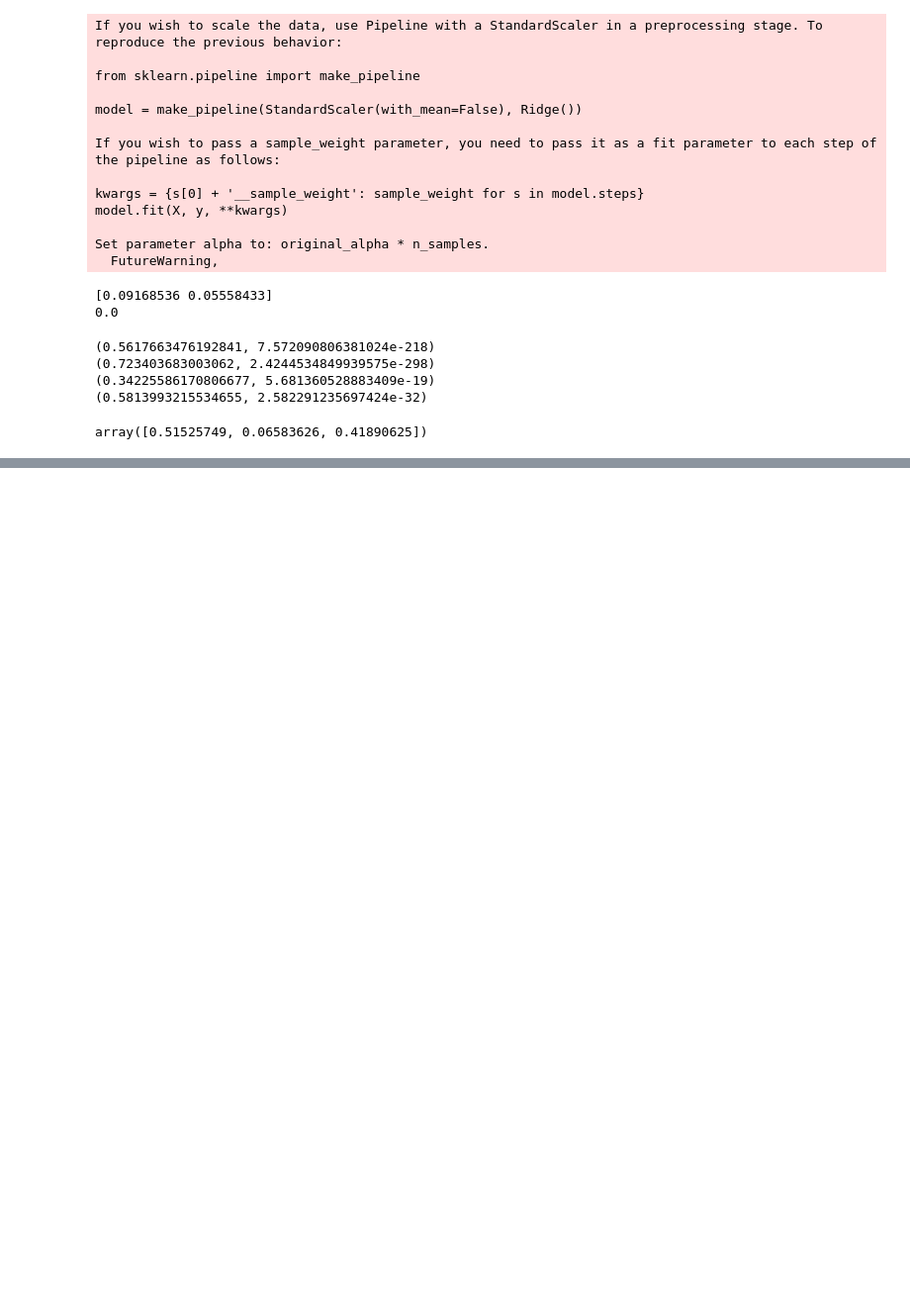
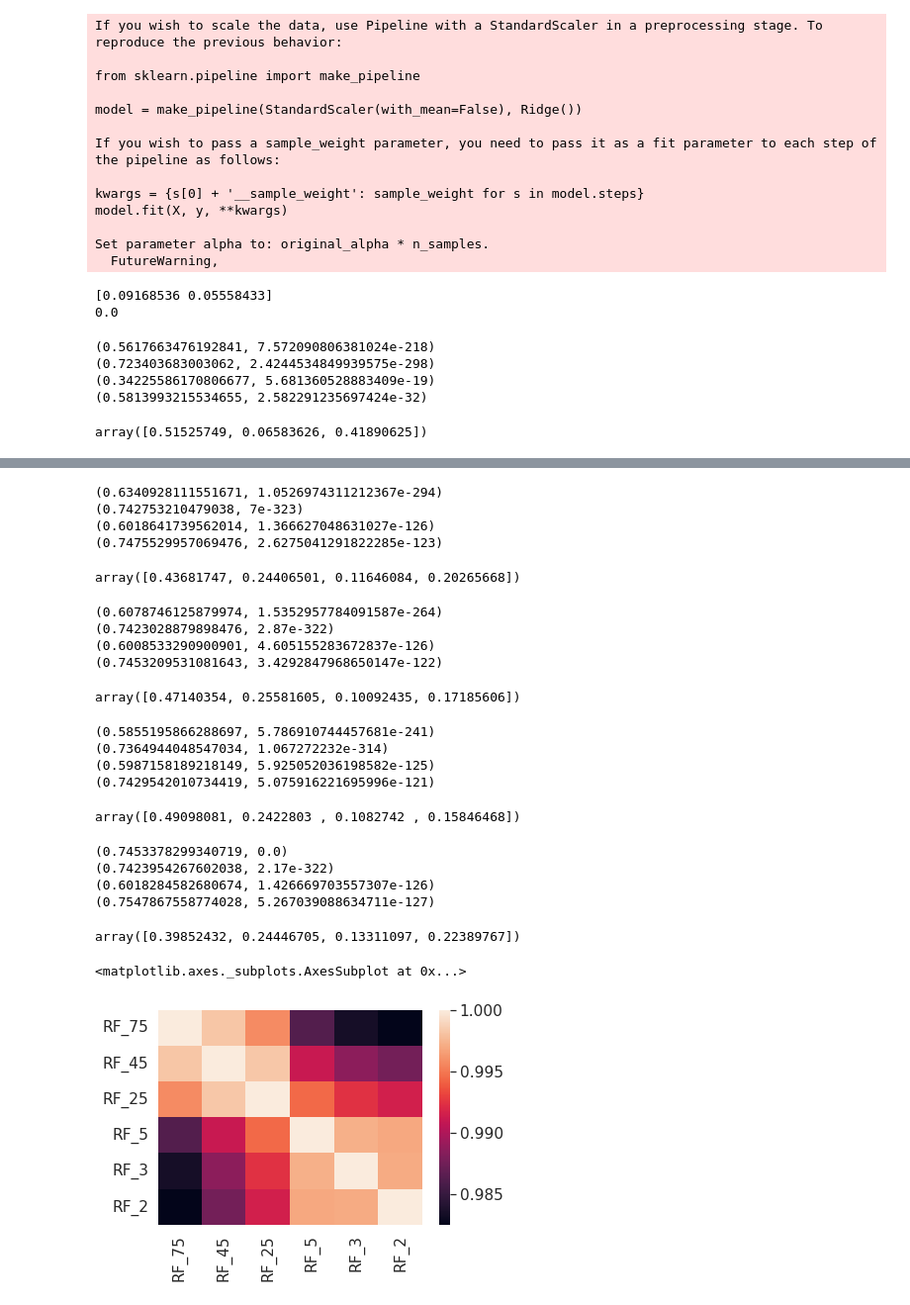
Before and after one commit to SajidAhmeduiu/ProteinMPNN, a Jupyter notebook: Sajid_Additions/Quick_Dirty_MPNN_ML.ipynb, the cells around one changed output, grey strips where cells are left out. Shown: that part at 99% size. Drawn from its saved outputs; the diff is of its cells as text; code cells hidden in the pictures; blank space fills up the shorter version.

Commit message:
Added graph plotting to the MLscript

```diff
--- a/Sajid_Additions/Quick_Dirty_MPNN_ML.ipynb
+++ b/Sajid_Additions/Quick_Dirty_MPNN_ML.ipynb
@@ -409,0 +421,74 @@ array([0.56218424, 0.19395769, 0.10552179, 0.13833629])
+# %%
+rf_25 = RandomForestRegressor(min_samples_split=25,n_estimators=300,max_samples=0.2,max_features="sqrt").fit(S_2648_X_aug[:,[0,4,5,7]],S_2648_y_aug)
+print(pearsonr(S_2648_y,rf_25.predict(S_2648_X[:,[0,4,5,7]])))
+print(pearsonr(S_921_y_aug,rf_25.predict(S_921_X_aug[:,[0,4,5,7]])))
+print(pearsonr(S_669_y_aug,rf_25.predict(S_669_X_aug[:,[0,4,5,7]])))
+print(pearsonr(Ssym_y_aug,rf_25.predict(Ssym_X_aug[:,[0,4,5,7]])))
+rf_25.feature_importances_
+# %% [output]
+(0.6340928111551671, 1.0526974311212367e-294)
+(0.742753210479038, 7e-323)
+(0.6018641739562014, 1.366627048631027e-126)
+(0.7475529957069476, 2.6275041291822285e-123)
+array([0.43681747, 0.24406501, 0.11646084, 0.20265668])
+# %%
+rf_45 = RandomForestRegressor(min_samples_split=45,n_estimators=300,max_samples=0.2,max_features="sqrt").fit(S_2648_X_aug[:,[0,4,5,7]],S_2648_y_aug)
+print(pearsonr(S_2648_y,rf_45.predict(S_2648_X[:,[0,4,5,7]])))
+print(pearsonr(S_921_y_aug,rf_45.predict(S_921_X_aug[:,[0,4,5,7]])))
+print(pearsonr(S_669_y_aug,rf_45.predict(S_669_X_aug[:,[0,4,5,7]])))
+print(pearsonr(Ssym_y_aug,rf_45.predict(Ssym_X_aug[:,[0,4,5,7]])))
+rf_45.feature_importances_
+# %% [output]
+(0.6078746125879974, 1.5352957784091587e-264)
+(0.7423028879898476, 2.87e-322)
+(0.6008533290900901, 4.605155283672837e-126)
+(0.7453209531081643, 3.4292847968650147e-122)
+array([0.47140354, 0.25581605, 0.10092435, 0.17185606])
+# %%
+rf_75 = RandomForestRegressor(min_samples_split=75,n_estimators=300,max_samples=0.2,max_features="sqrt").fit(S_2648_X_aug[:,[0,4,5,7]],S_2648_y_aug)
+print(pearsonr(S_2648_y,rf_75.predict(S_2648_X[:,[0,4,5,7]])))
+print(pearsonr(S_921_y_aug,rf_75.predict(S_921_X_aug[:,[0,4,5,7]])))
+print(pearsonr(S_669_y_aug,rf_75.predict(S_669_X_aug[:,[0,4,5,7]])))
+print(pearsonr(Ssym_y_aug,rf_75.predict(Ssym_X_aug[:,[0,4,5,7]])))
+rf_75.feature_importances_
+# %% [output]
+(0.5855195866288697, 5.786910744457681e-241)
+(0.7364944048547034, 1.067272232e-314)
+(0.5987158189218149, 5.925052036198582e-125)
+(0.7429542010734419, 5.075916221695996e-121)
+array([0.49098081, 0.2422803 , 0.1082742 , 0.15846468])
+# %%
+rf_2 = RandomForestRegressor(min_samples_split=2,n_estimators=300,max_samples=0.2,max_features="sqrt").fit(S_2648_X_aug[:,[0,4,5,7]],S_2648_y_aug)
+print(pearsonr(S_2648_y,rf_2.predict(S_2648_X[:,[0,4,5,7]])))
+print(pearsonr(S_921_y_aug,rf_2.predict(S_921_X_aug[:,[0,4,5,7]])))
+print(pearsonr(S_669_y_aug,rf_2.predict(S_669_X_aug[:,[0,4,5,7]])))
+print(pearsonr(Ssym_y_aug,rf_2.predict(Ssym_X_aug[:,[0,4,5,7]])))
+rf_2.feature_importances_
+# %% [output]
+(0.7453378299340719, 0.0)
+(0.7423954267602038, 2.17e-322)
+(0.6018284582680674, 1.426669703557307e-126)
+(0.7547867558774028, 5.267039088634711e-127)
+array([0.39852432, 0.24446705, 0.13311097, 0.22389767])
+# %%
+# pairwise-correlation heatmaps for figuring out what is going on with the whole (no-effect-of-bias-variance-tradeoff on testing datasets) situation
+import pandas as pd
+import seaborn as sns
+
+df_S_2648 = pd.DataFrame(
+    {'RF_75': rf_75.predict(S_2648_X_aug[:,[0,4,5,7]]),
+     'RF_45': rf_45.predict(S_2648_X_aug[:,[0,4,5,7]]),
+     'RF_25': rf_25.predict(S_2648_X_aug[:,[0,4,5,7]]),
+     'RF_5': rf_5.predict(S_2648_X_aug[:,[0,4,5,7]]),
+     'RF_3': rf_3.predict(S_2648_X_aug[:,[0,4,5,7]]),
+     'RF_2': rf_2.predict(S_2648_X_aug[:,[0,4,5,7]])
+    })
+corr = df_S_2648.corr()
+
+sns.set(font_scale=1.4)
+sns.heatmap(corr,
+        xticklabels=corr.columns,
+        yticklabels=corr.columns)
+# %% [output]
+<matplotlib.axes._subplots.AxesSubplot at 0x...>
+[figure, added]
```
Also changed, not shown: parts of 15 cells of this notebook.
